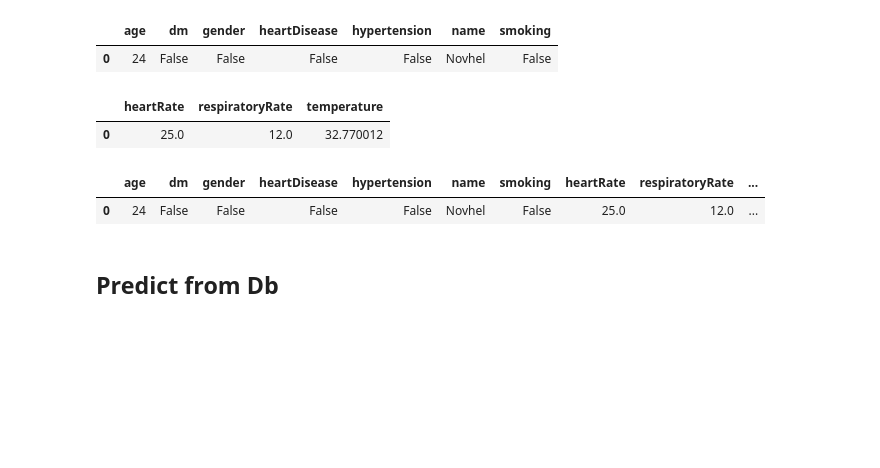
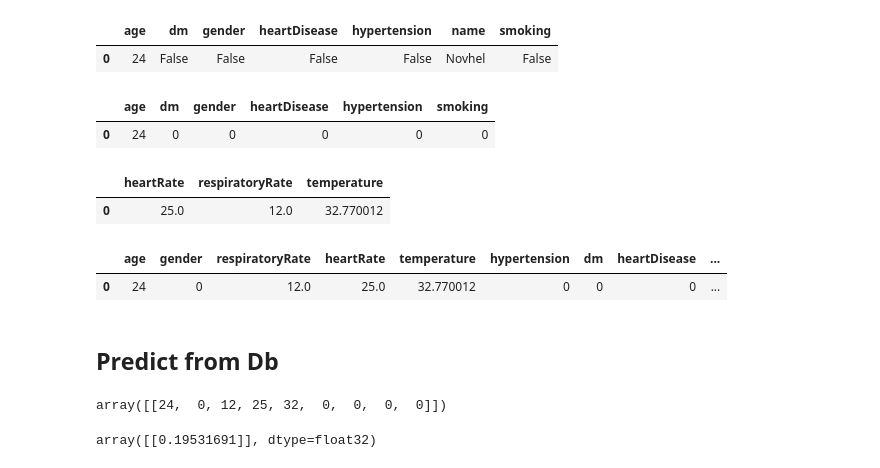
Before and after one commit to grathyaaaa/model-stroke, a Jupyter notebook: stroke-model.ipynb, the cells around one changed output. Cells and saved outputs as stored; diff of their text form; code cells hidden in the pictures; blank space fills up the shorter version.

```diff
--- a/stroke-model.ipynb
+++ b/stroke-model.ipynb
@@ -196,6 +198,18 @@ df
 # %% [output]
 |  | age | dm | gender | heartDisease | hypertension | name | smoking |
 | 0 | 24 | False | False | False | False | Novhel | False |
+# %%
+df['smoking'] = df['smoking'].astype(int)
+df['dm'] = df['dm'].astype(int)
+df['gender'] = df['gender'].astype(int)
+df['heartDisease'] = df['heartDisease'].astype(int)
+df['hypertension'] = df['hypertension'].astype(int)
+df = df.drop('name', axis=1)
+# %%
+df
+# %% [output]
+|  | age | dm | gender | heartDisease | hypertension | smoking |
+| 0 | 24 | 0 | 0 | 0 | 0 | 0 |
 # %%
 df2 = pd.DataFrame(vitalsigns.values()).T
 df2.columns=vitalsigns.keys()
@@ -205,8 +219,11 @@ df2
 | 0 | 25.0 | 12.0 | 32.770012 |
 # %%
 df = pd.concat([df,df2], axis=1)
+df = df[['age', 'gender', 'respiratoryRate', 'heartRate', 'temperature', 'hypertension', 'dm', 'heartDisease', 'smoking']]
-# %% [output]
-|  | age | dm | gender | heartDisease | hypertension | name | smoking | heartRate | respiratoryRate | ... |
-| 0 | 24 | False | False | False | False | Novhel | False | 25.0 | 12.0 | ... |
+# %%
+df
+# %% [output]
+|  | age | gender | respiratoryRate | heartRate | temperature | hypertension | dm | heartDisease | ... |
+| 0 | 24 | 0 | 12.0 | 25.0 | 32.770012 | 0 | 0 | 0 | ... |
 # %% [markdown]
 ## Predict from Db
@@ -212,0 +233,8 @@ df = pd.concat([df,df2], axis=1)
+# %%
+inputX
+# %% [output]
+array([[24,  0, 12, 25, 32,  0,  0,  0,  0]])
+# %%
+model.predict(inputX)
+# %% [output]
+array([[0.19531691]], dtype=float32)
```
Also changed, not shown: parts of 6 cells of this notebook.
